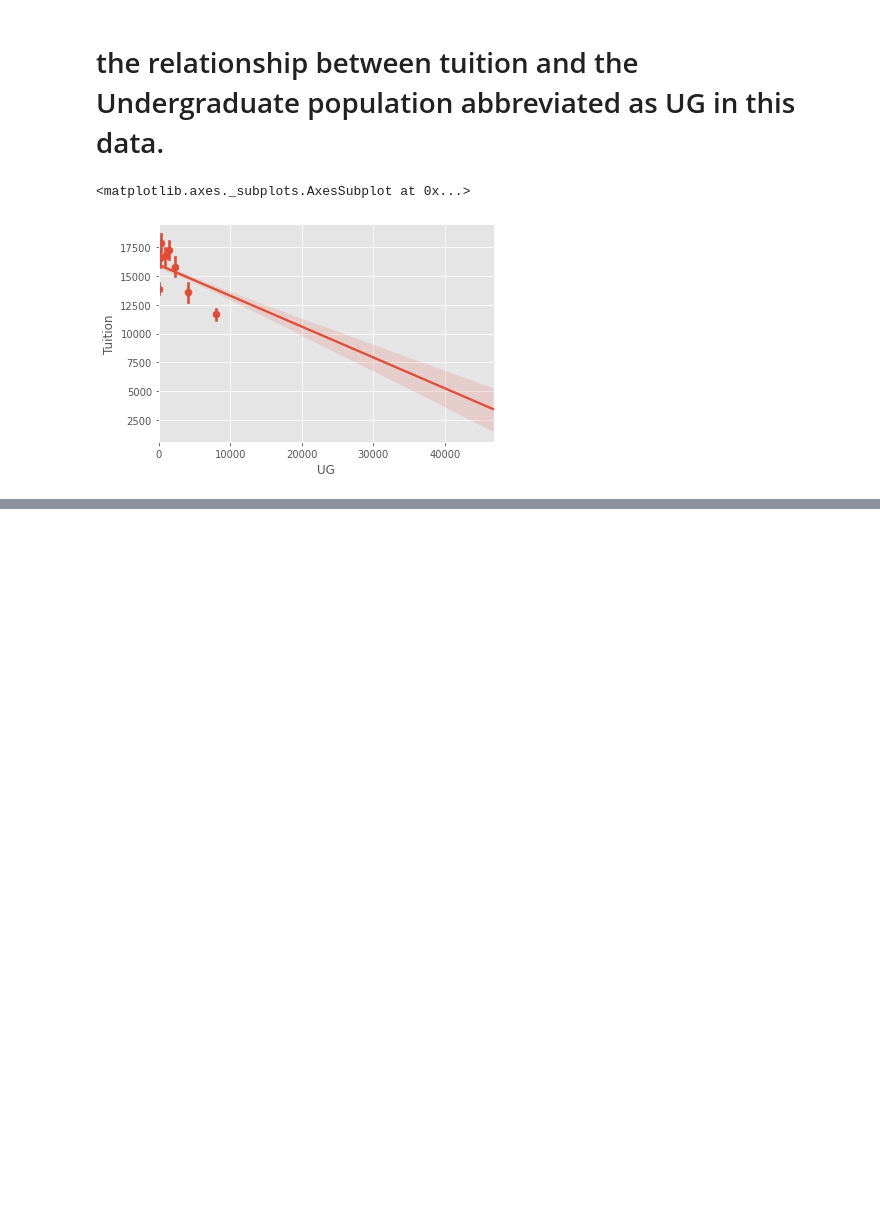
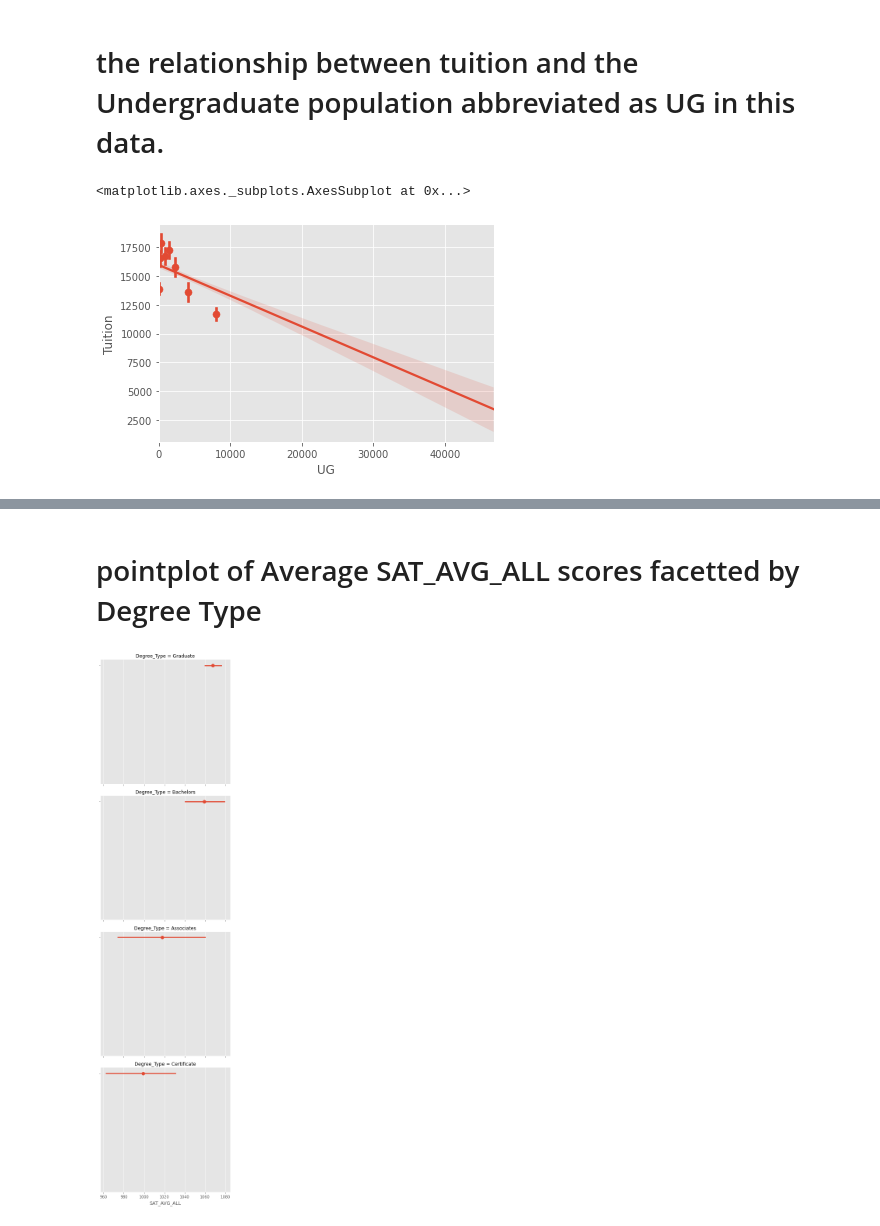
Before and after one commit to VictorOmondi1997/visualizing_UDoE_data, a Jupyter notebook: visualizing_UDoE_data.ipynb, the cells around one changed output, grey strips where cells are left out. Drawn from its saved outputs; the diff is of its cells as text; code cells hidden in the pictures; blank space fills up the shorter version.

```diff
--- a/visualizing_UDoE_data.ipynb
+++ b/visualizing_UDoE_data.ipynb
@@ -52,0 +70,13 @@ sns.regplot(data=df, x='UG', y='Tuition', x_bins=8)
+# %% [markdown]
+# pointplot of Average SAT_AVG_ALL scores facetted by Degree Type
+# %%
+
+sns.catplot(data=df,
+        x='SAT_AVG_ALL',
+        kind='point',
+        row='Degree_Type',
+        row_order=['Graduate', 'Bachelors', 'Associates', 'Certificate'])
+
+plt.show()
+# %% [output]
+[figure, added]
```
Also changed, not shown: parts of 10 cells of this notebook.
